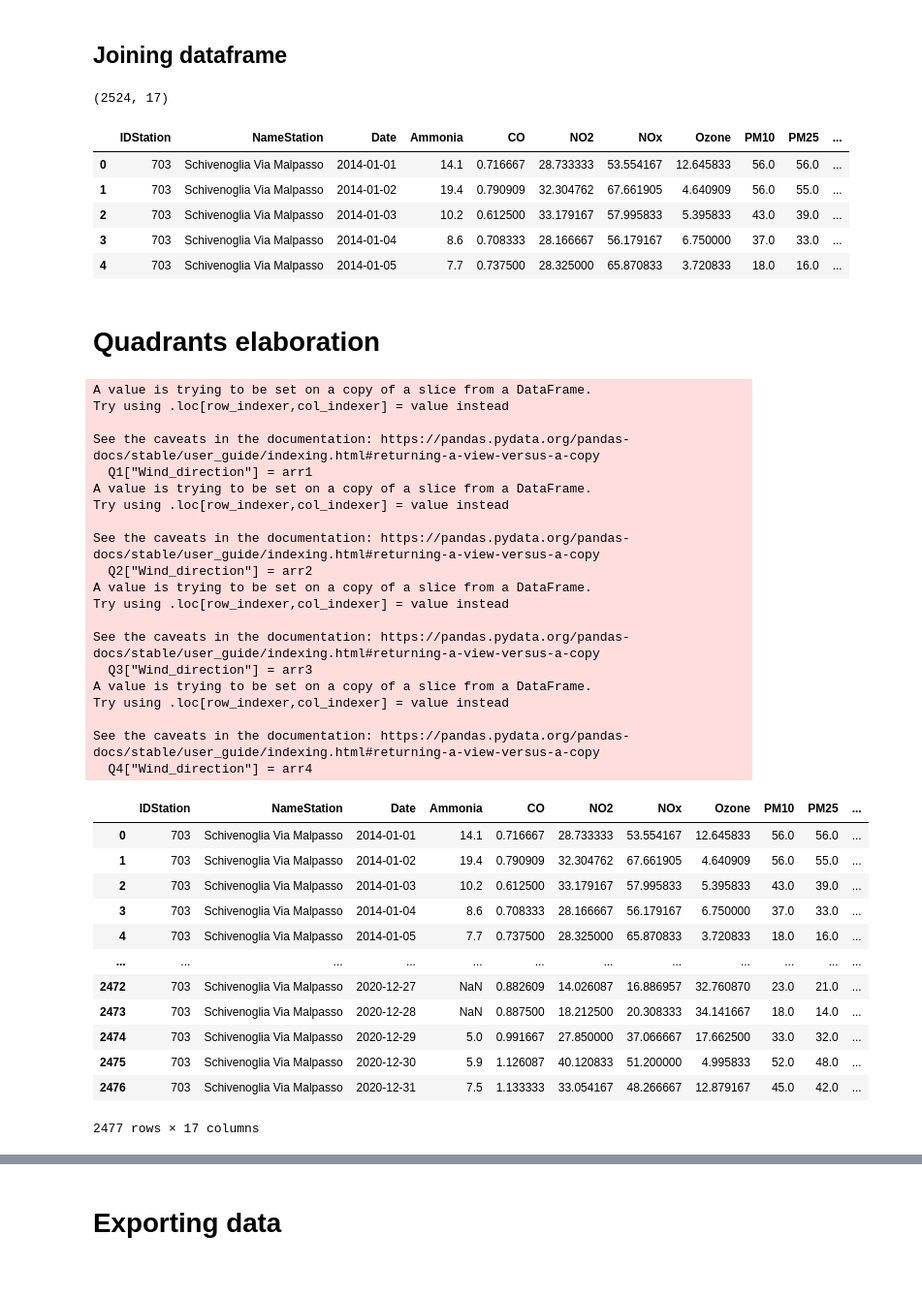
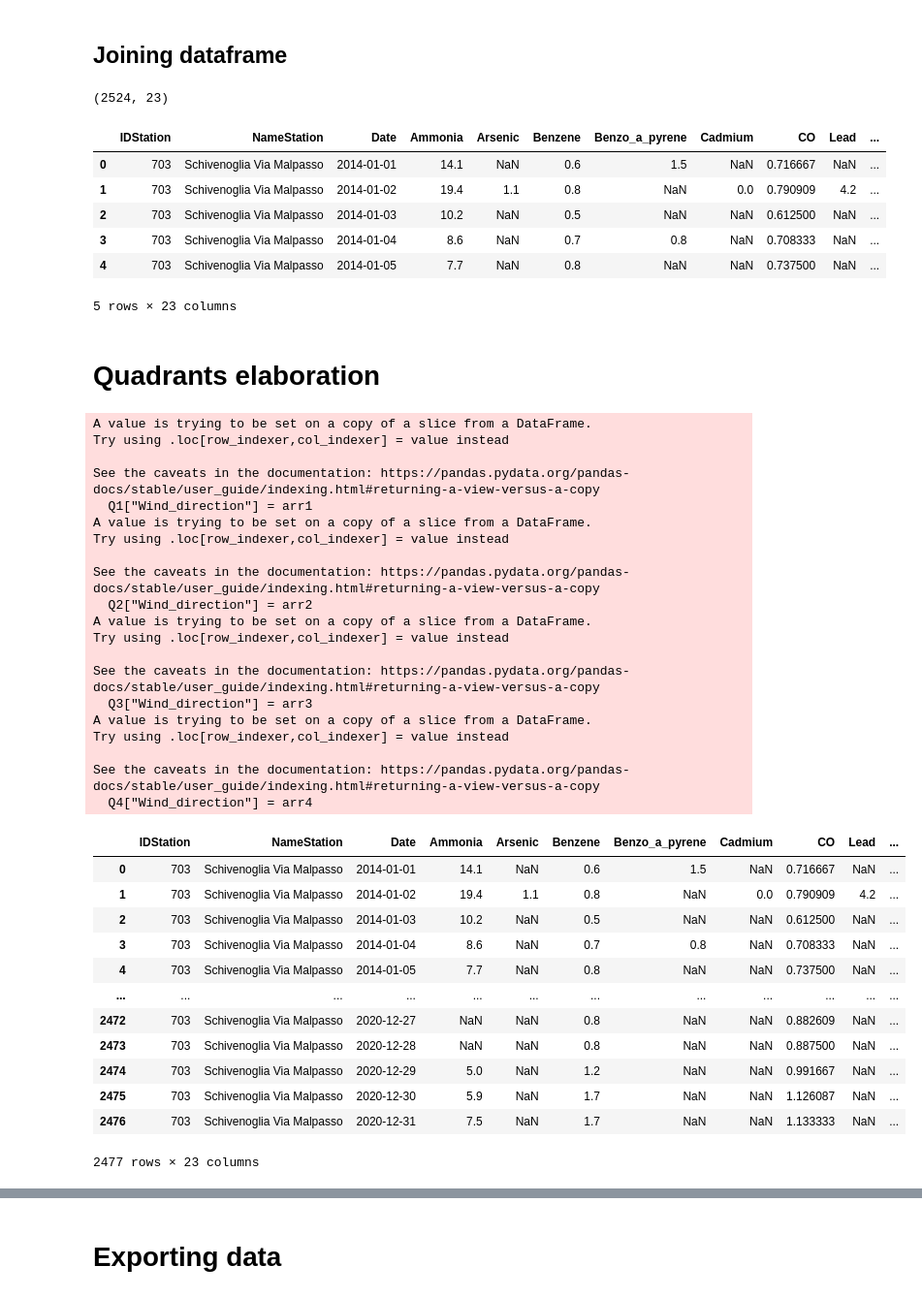
Before and after one commit to VinciGit00/GitTesi, a Jupyter notebook: Python/Schivenoglia/QuadrantiNuovo/QuadrantiSchivenoglia.ipynb, the cells around one changed output, grey strips where cells are left out. Shown at 97% size. Saved outputs shown, nothing was run; the diff lists cells and outputs as text; code cells hidden in the pictures.

```diff
--- a/Python/Schivenoglia/QuadrantiNuovo/QuadrantiSchivenoglia.ipynb
+++ b/Python/Schivenoglia/QuadrantiNuovo/QuadrantiSchivenoglia.ipynb
@@ -24,7 +24,7 @@ SchivenogliaAir = read_csv("AirQualitySchivenoglia14-20.csv")
 #Schivenoglia = Schivenoglia.loc[:, ["Date", "Ammonia", "PM10", "PM25",
 #                       "Wind_speed", "Wind_direction", "Temperature", "Rainfall"]]
 
-SchivenogliaAir = SchivenogliaAir.drop(["Benzene", "Arsenic", "Lead", "Nikel", "Benzo_a_pyrene", "Cadmium"], axis='columns')
+#SchivenogliaAir = SchivenogliaAir.drop(["Benzene", "Arsenic", "Lead", "Nikel", "Benzo_a_pyrene", "Cadmium"], axis='columns')
 
 print(SchivenogliaAir.shape)
 SchivenogliaAir.head()
@@ -67,13 +67,14 @@ Schivenoglia= Schivenoglia.drop(["Date1"], axis='columns')
 print(Schivenoglia.shape)
 Schivenoglia.head()
 # %% [output]
-(2524, 17)
+(2524, 23)
-|  | IDStation | NameStation | Date | Ammonia | CO | NO2 | NOx | Ozone | PM10 | PM25 | ... |
-| 0 | 703 | Schivenoglia Via Malpasso | 2014-01-01 | 14.1 | 0.716667 | 28.733333 | 53.554167 | 12.645833 | 56.0 | 56.0 | ... |
-| 1 | 703 | Schivenoglia Via Malpasso | 2014-01-02 | 19.4 | 0.790909 | 32.304762 | 67.661905 | 4.640909 | 56.0 | 55.0 | ... |
-| 2 | 703 | Schivenoglia Via Malpasso | 2014-01-03 | 10.2 | 0.612500 | 33.179167 | 57.995833 | 5.395833 | 43.0 | 39.0 | ... |
-| 3 | 703 | Schivenoglia Via Malpasso | 2014-01-04 | 8.6 | 0.708333 | 28.166667 | 56.179167 | 6.750000 | 37.0 | 33.0 | ... |
-| 4 | 703 | Schivenoglia Via Malpasso | 2014-01-05 | 7.7 | 0.737500 | 28.325000 | 65.870833 | 3.720833 | 18.0 | 16.0 | ... |
+|  | IDStation | NameStation | Date | Ammonia | Arsenic | Benzene | Benzo_a_pyrene | Cadmium | CO | Lead | ... |
+| 0 | 703 | Schivenoglia Via Malpasso | 2014-01-01 | 14.1 | NaN | 0.6 | 1.5 | NaN | 0.716667 | NaN | ... |
+| 1 | 703 | Schivenoglia Via Malpasso | 2014-01-02 | 19.4 | 1.1 | 0.8 | NaN | 0.0 | 0.790909 | 4.2 | ... |
+| 2 | 703 | Schivenoglia Via Malpasso | 2014-01-03 | 10.2 | NaN | 0.5 | NaN | NaN | 0.612500 | NaN | ... |
+| 3 | 703 | Schivenoglia Via Malpasso | 2014-01-04 | 8.6 | NaN | 0.7 | 0.8 | NaN | 0.708333 | NaN | ... |
+| 4 | 703 | Schivenoglia Via Malpasso | 2014-01-05 | 7.7 | NaN | 0.8 | NaN | NaN | 0.737500 | NaN | ... |
+5 rows × 23 columns
 # %% [markdown]
 # Quadrants elaboration
 # %%
@@ -87,7 +88,7 @@ arr1 = [1 for i in range(a)]
 
 del Q1['Wind_direction']
 Q1["Wind_direction"] = arr1
-columns_titles = ["index", "IDStation","NameStation","Date", "Ammonia", "CO", "NO2", "NOx","Ozone", "PM10", "PM25", "Sulfur_dioxide",
+columns_titles = ["index", "IDStation","NameStation","Date", "Ammonia", "Arsenic" ,"Benzene", "Benzo_a_pyrene","Cadmium","CO","Lead","Nikel", "NO2", "NOx","Ozone", "PM10", "PM25", "Sulfur_dioxide",
                  "Wind_speed",  "Temperature","Relative_humidity","Global_radiation", "Rainfall", "Wind_direction" ]
 
 Q1 = Q1.reindex(columns=columns_titles)
@@ -136,46 +137,46 @@ SELECT *
 FROM Q3
 UNION
 SELECT *
 FROM Q4
 ''')
 #del Cremona['Wind_direction']
 Schivenoglia.rename(columns={'Wind_direction': 'Quadrante'}, inplace=True)
 
 Schivenoglia
 # %% [output]
 A value is trying to be set on a copy of a slice from a DataFrame.
 Try using .loc[row_indexer,col_indexer] = value instead
 
 See the caveats in the documentation: https://pandas.pydata.org/pandas-docs/stable/user_guide/indexing.html#returning-a-view-versus-a-copy
   Q1["Wind_direction"] = arr1
 A value is trying to be set on a copy of a slice from a DataFrame.
 Try using .loc[row_indexer,col_indexer] = value instead
 
 See the caveats in the documentation: https://pandas.pydata.org/pandas-docs/stable/user_guide/indexing.html#returning-a-view-versus-a-copy
   Q2["Wind_direction"] = arr2
 A value is trying to be set on a copy of a slice from a DataFrame.
 Try using .loc[row_indexer,col_indexer] = value instead
 
 See the caveats in the documentation: https://pandas.pydata.org/pandas-docs/stable/user_guide/indexing.html#returning-a-view-versus-a-copy
   Q3["Wind_direction"] = arr3
 A value is trying to be set on a copy of a slice from a DataFrame.
 Try using .loc[row_indexer,col_indexer] = value instead
 
 See the caveats in the documentation: https://pandas.pydata.org/pandas-docs/stable/user_guide/indexing.html#returning-a-view-versus-a-copy
   Q4["Wind_direction"] = arr4
-|  | IDStation | NameStation | Date | Ammonia | CO | NO2 | NOx | Ozone | PM10 | PM25 | ... |
-| 0 | 703 | Schivenoglia Via Malpasso | 2014-01-01 | 14.1 | 0.716667 | 28.733333 | 53.554167 | 12.645833 | 56.0 | 56.0 | ... |
-| 1 | 703 | Schivenoglia Via Malpasso | 2014-01-02 | 19.4 | 0.790909 | 32.304762 | 67.661905 | 4.640909 | 56.0 | 55.0 | ... |
-| 2 | 703 | Schivenoglia Via Malpasso | 2014-01-03 | 10.2 | 0.612500 | 33.179167 | 57.995833 | 5.395833 | 43.0 | 39.0 | ... |
-| 3 | 703 | Schivenoglia Via Malpasso | 2014-01-04 | 8.6 | 0.708333 | 28.166667 | 56.179167 | 6.750000 | 37.0 | 33.0 | ... |
-| 4 | 703 | Schivenoglia Via Malpasso | 2014-01-05 | 7.7 | 0.737500 | 28.325000 | 65.870833 | 3.720833 | 18.0 | 16.0 | ... |
+|  | IDStation | NameStation | Date | Ammonia | Arsenic | Benzene | Benzo_a_pyrene | Cadmium | CO | Lead | ... |
+| 0 | 703 | Schivenoglia Via Malpasso | 2014-01-01 | 14.1 | NaN | 0.6 | 1.5 | NaN | 0.716667 | NaN | ... |
+| 1 | 703 | Schivenoglia Via Malpasso | 2014-01-02 | 19.4 | 1.1 | 0.8 | NaN | 0.0 | 0.790909 | 4.2 | ... |
+| 2 | 703 | Schivenoglia Via Malpasso | 2014-01-03 | 10.2 | NaN | 0.5 | NaN | NaN | 0.612500 | NaN | ... |
+| 3 | 703 | Schivenoglia Via Malpasso | 2014-01-04 | 8.6 | NaN | 0.7 | 0.8 | NaN | 0.708333 | NaN | ... |
+| 4 | 703 | Schivenoglia Via Malpasso | 2014-01-05 | 7.7 | NaN | 0.8 | NaN | NaN | 0.737500 | NaN | ... |
 | ... | ... | ... | ... | ... | ... | ... | ... | ... | ... | ... | ... |
-| 2472 | 703 | Schivenoglia Via Malpasso | 2020-12-27 | NaN | 0.882609 | 14.026087 | 16.886957 | 32.760870 | 23.0 | 21.0 | ... |
-| 2473 | 703 | Schivenoglia Via Malpasso | 2020-12-28 | NaN | 0.887500 | 18.212500 | 20.308333 | 34.141667 | 18.0 | 14.0 | ... |
-| 2474 | 703 | Schivenoglia Via Malpasso | 2020-12-29 | 5.0 | 0.991667 | 27.850000 | 37.066667 | 17.662500 | 33.0 | 32.0 | ... |
-| 2475 | 703 | Schivenoglia Via Malpasso | 2020-12-30 | 5.9 | 1.126087 | 40.120833 | 51.200000 | 4.995833 | 52.0 | 48.0 | ... |
-| 2476 | 703 | Schivenoglia Via Malpasso | 2020-12-31 | 7.5 | 1.133333 | 33.054167 | 48.266667 | 12.879167 | 45.0 | 42.0 | ... |
+| 2472 | 703 | Schivenoglia Via Malpasso | 2020-12-27 | NaN | NaN | 0.8 | NaN | NaN | 0.882609 | NaN | ... |
+| 2473 | 703 | Schivenoglia Via Malpasso | 2020-12-28 | NaN | NaN | 0.8 | NaN | NaN | 0.887500 | NaN | ... |
+| 2474 | 703 | Schivenoglia Via Malpasso | 2020-12-29 | 5.0 | NaN | 1.2 | NaN | NaN | 0.991667 | NaN | ... |
+| 2475 | 703 | Schivenoglia Via Malpasso | 2020-12-30 | 5.9 | NaN | 1.7 | NaN | NaN | 1.126087 | NaN | ... |
+| 2476 | 703 | Schivenoglia Via Malpasso | 2020-12-31 | 7.5 | NaN | 1.7 | NaN | NaN | 1.133333 | NaN | ... |
-2477 rows × 17 columns
+2477 rows × 23 columns
 # %%
 Schivenoglia
 # %% [output]
```
Also changed, not shown: parts of 2 cells of this notebook, 15 other files.
